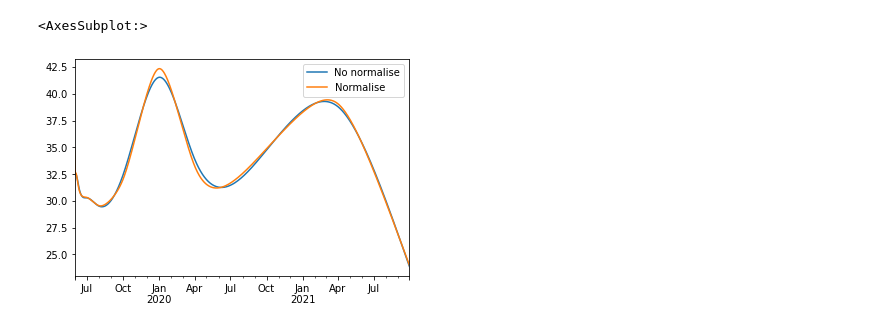
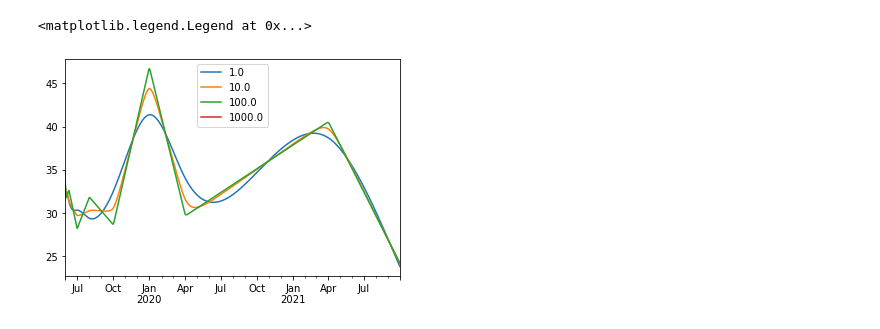
Before and after one commit to tpberntsen/curves, a Jupyter notebook: samples/python/scratchpads/hyperbolic_tension_spline_scratchpad.ipynb, the cells around one changed output. Saved outputs shown, nothing was run; the diff lists cells and outputs as text; code cells hidden in the pictures.

Commit message:
Added to hyperbolic tension spline scratchpad.

```diff
--- a/samples/python/scratchpads/hyperbolic_tension_spline_scratchpad.ipynb
+++ b/samples/python/scratchpads/hyperbolic_tension_spline_scratchpad.ipynb
@@ -1,35 +1,37 @@
 # %%
 from curves import hyperbolic_tension_spline, bootstrap_contracts
 from curves import contract_period as cp
 from datetime import date
 import pandas as pd
 
 contracts = [
     (date(2019, 5, 31), 34.875),
     (date(2019, 6, 1), date(2019, 6, 2), 32.87),
     ((date(2019, 6, 3), date(2019, 6, 9)), 32.14),
     (pd.Period(year=2019, month=6, freq='M'), 31.08),
     (cp.month(2019, 7), 29.95),
     (cp.q_3(2019), 30.18),
     (cp.q_4(2019), 37.64),
     (cp.winter(2019), 38.05),
     (cp.summer(2020), 32.39),
     (cp.winter(2020), 37.84),
     (cp.gas_year(2020), 35.12)
 ]
 
 tension=3.5
 
 def discount_factor(p):
     return 1.0
 
-pc_for_spline, bc_for_spline = bootstrap_contracts(contracts, freq='D')
-smooth_curve_no_normalise, _ = hyperbolic_tension_spline(bc_for_spline, freq='D', tension=tension,
-                                                        discount_factor=discount_factor, normalise_tension=False)
-smooth_curve_normalise, _ = hyperbolic_tension_spline(bc_for_spline, freq='D', tension=tension,
-                                                        discount_factor=discount_factor, normalise_tension=True)
-smooth_curve_no_normalise.plot(legend=True, label='No normalise')
-smooth_curve_normalise.plot(legend=True, label='Normalise')
+pc_for_spline, bc_for_spline, _ = bootstrap_contracts(contracts, freq='D')
+tensions = [1.0, 10.0, 100.0, 1000.0]
+
+for tension in tensions:
+    smooth_curve, _ = hyperbolic_tension_spline(bc_for_spline, freq='D', tension=tension,
+                                                        discount_factor=discount_factor)
+    ax = smooth_curve.plot(legend=True)
+
+ax.legend(tensions)
 # %% [output]
-<AxesSubplot:>
+<matplotlib.legend.Legend at 0x...>
-[figure, old version]
+[figure, new version]
```
Also changed, not shown: parts of 1 cell of this notebook.
